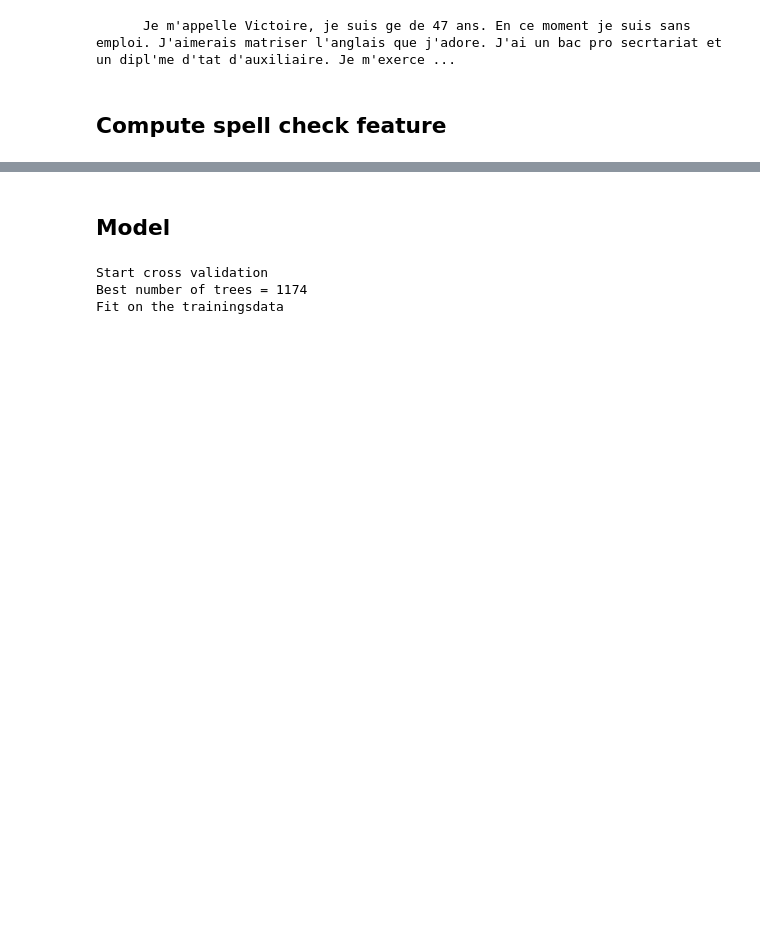
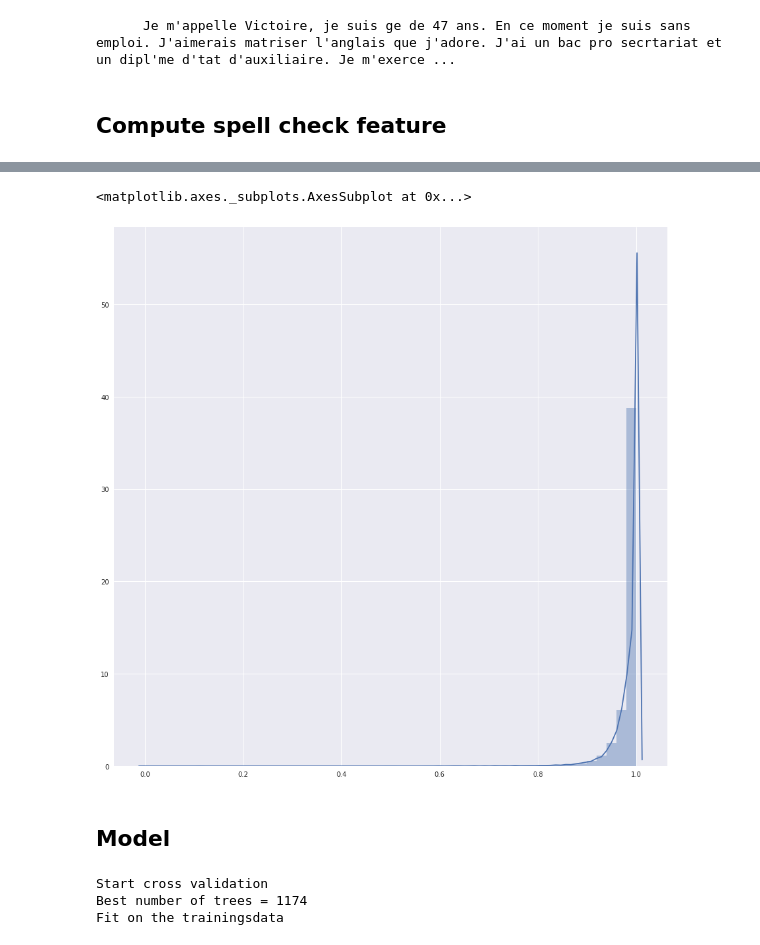
Before and after one commit to sammous/cap2018, a Jupyter notebook: cap2018.ipynb, the cells around one changed output, grey strips where cells are left out. Cells and saved outputs as stored; diff of their text form; code cells hidden in the pictures; blank space fills up the shorter version.

Commit message:
update spell checker

```diff
--- a/cap2018.ipynb
+++ b/cap2018.ipynb
@@ -164,3 +177,14 @@ data['ratio_spell'] = data["tokens_gensim"].apply(lambda l: count_spell(l, nlp))
+# %%
+from sklearn.preprocessing import MinMaxScaler
+import seaborn as sns
+
+min_max_scaler = MinMaxScaler()
+
+ratio_scaled = min_max_scaler.fit_transform(data[['ratio_spell']]*100)
+sns.distplot(ratio_scaled)
+# %% [output]
+<matplotlib.axes._subplots.AxesSubplot at 0x...>
+[figure, added]
 # %% [markdown]
 ## Model
 # %%
```
Also changed, not shown: parts of 2 cells of this notebook.
